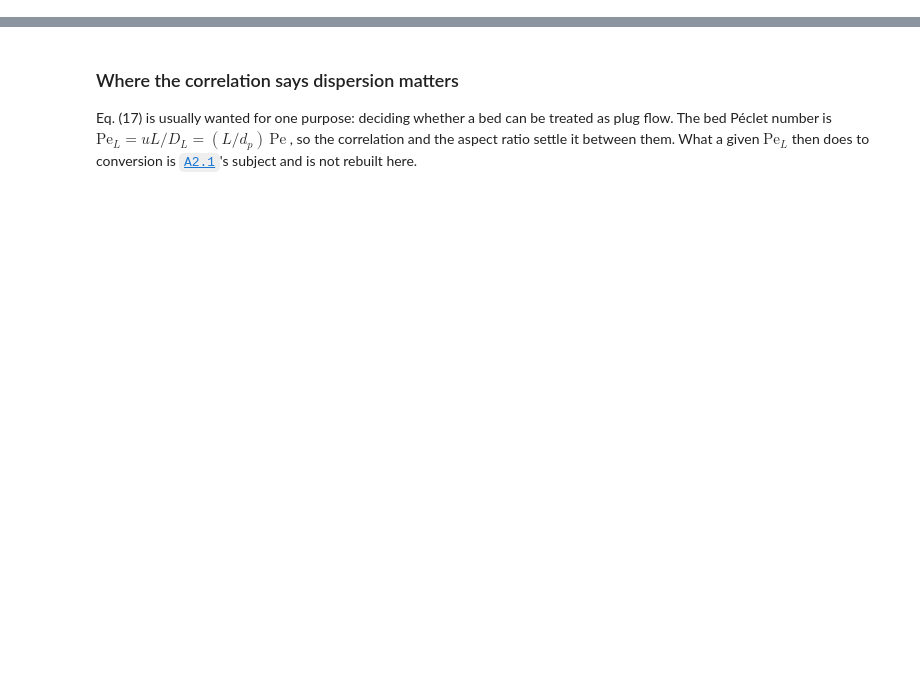
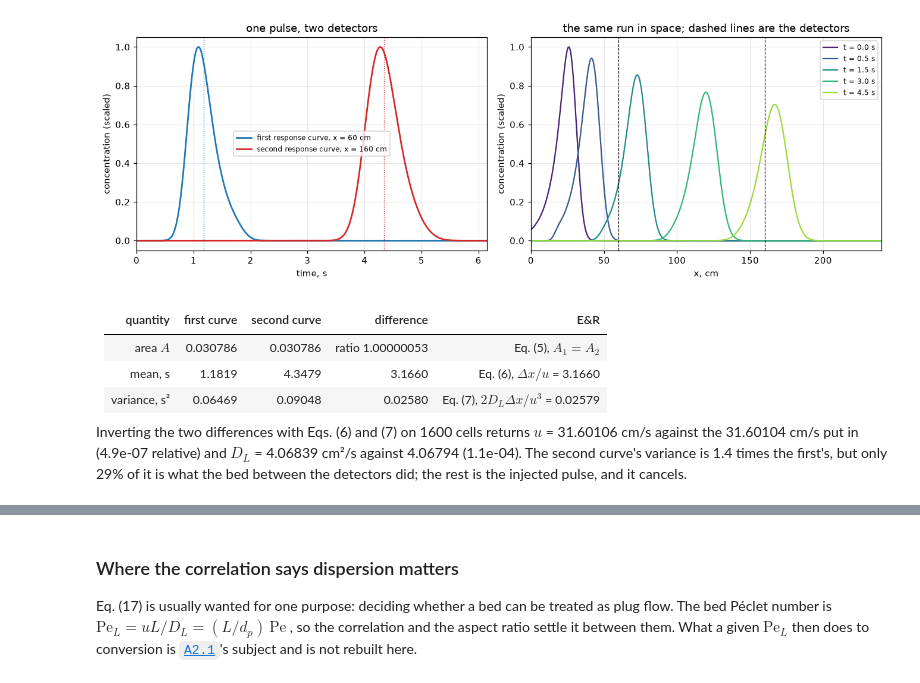
Before and after one commit to computational-chemical-engineering/pymrm-gallery, a Jupyter notebook: pages/A2.5-edwards-richardson-dispersion/index.ipynb, the cells around one changed output, grey strips where cells are left out. Cells and saved outputs as stored; diff of their text form; code cells hidden in the pictures; blank space fills up the shorter version.

```diff
--- a/pages/A2.5-edwards-richardson-dispersion/index.ipynb
+++ b/pages/A2.5-edwards-richardson-dispersion/index.ipynb
@@ -858,0 +721,71 @@ from look perfectly smooth.
+# %%
+N13 = 1600
+RUN1600 = simulate_experiment(U13, D13, dx_probe=DX13, n=N13, theta=0.5)
+bed, t, c1, c2, dx13 = RUN1600
+u_hat, D_hat, A1, A2 = invert_two_point(t, c1, c2, dx13)
+A1m, t1m, s1m = moments(t, c1)
+A2m, t2m, s2m = moments(t, c2)
+
+fig, axes = plt.subplots(1, 2, figsize=(12.2, 4.2))
+ax = axes[0]
+ax.plot(t, c1 / c1.max(), color="tab:blue", lw=1.8,
+        label=f"first response curve, x = {X1:.0f} cm")
+ax.plot(t, c2 / c2.max(), color="tab:red", lw=1.8,
+        label=f"second response curve, x = {X1 + DX13:.0f} cm")
+for tt, col in ((t1m, "tab:blue"), (t2m, "tab:red")):
+    ax.axvline(tt, color=col, lw=0.9, ls=":")
+ax.set(xlabel="time, s", ylabel="concentration (scaled)",
+       title="one pulse, two detectors", xlim=(0, t2m + 6 * np.sqrt(s2m)))
+ax.legend(fontsize=8)
+
+ax = axes[1]
+b2 = TracerBed(bed.L, N13, U13, D13)
+cs = emg(b2.x_c, X0, SIGMA, TAIL)
+scale = cs.max()
+dt2 = 0.5 * b2.h / U13
+tt = 0.0
+snaps = [0.0, 0.5, 1.5, 3.0, 4.5]
+for target, col in zip(snaps, plt.cm.viridis(np.linspace(0.1, 0.85, len(snaps)))):
+    while tt < target - 1e-12:
+        cs = b2.step(cs, dt2, theta=0.5)
+        tt += dt2
+    ax.plot(b2.x_c, cs / scale, color=col, lw=1.5, label=f"t = {target:.1f} s")
+for xx in (X1, X1 + DX13):
+    ax.axvline(xx, color="k", lw=0.8, ls="--")
+ax.set(xlabel="x, cm", ylabel="concentration (scaled)", xlim=(0, bed.L),
+       title="the same run in space; dashed lines are the detectors")
+ax.legend(fontsize=8)
+fig.tight_layout()
+plt.show()
+
+display(Markdown(rf"""
+| quantity | first curve | second curve | difference | E&R |
+|---|---|---|---|---|
+| area $A$ | {A1m:.6g} | {A2m:.6g} | ratio {A2m / A1m:.8f} | Eq. (5), $A_1=A_2$ |
+| mean, s | {t1m:.4f} | {t2m:.4f} | {t2m - t1m:.4f} | Eq. (6), $\Delta x/u$ = {dx13 / U13:.4f} |
+| variance, s² | {s1m:.5f} | {s2m:.5f} | {s2m - s1m:.5f} | Eq. (7), $2D_L\Delta x/u^3$ = {2 * D13 * dx13 / U13 ** 3:.5f} |
+
+Inverting the two differences with Eqs. (6) and (7) on {N13} cells returns
+$u$ = {u_hat:.5f} cm/s against the {U13:.5f} cm/s put in
+({abs(dev(u_hat, U13)):.1e} relative) and $D_L$ = {D_hat:.5f} cm²/s against
+{D13:.5f} ({abs(dev(D_hat, D13)):.1e}). The second curve's variance is
+{s2m / s1m:.1f} times the first's, but only {(s2m - s1m) / s2m:.0%} of it is
+what the bed between the detectors did; the rest is the injected pulse, and it
+cancels.
+"""))
+# %% [output]
+[figure, added]
+
+| quantity | first curve | second curve | difference | E&R |
+|---|---|---|---|---|
+| area $A$ | 0.030786 | 0.030786 | ratio 1.00000053 | Eq. (5), $A_1=A_2$ |
+| mean, s | 1.1819 | 4.3479 | 3.1660 | Eq. (6), $\Delta x/u$ = 3.1660 |
+| variance, s² | 0.06469 | 0.09048 | 0.02580 | Eq. (7), $2D_L\Delta x/u^3$ = 0.02579 |
+
+Inverting the two differences with Eqs. (6) and (7) on 1600 cells returns
+$u$ = 31.60106 cm/s against the 31.60104 cm/s put in
+(4.9e-07 relative) and $D_L$ = 4.06839 cm²/s against
+4.06794 (1.1e-04). The second curve's variance is
+1.4 times the first's, but only 29% of it is
+what the bed between the detectors did; the rest is the injected pulse, and it
+cancels.
```
Also changed, not shown: parts of 80 cells of this notebook, 9 other files.
